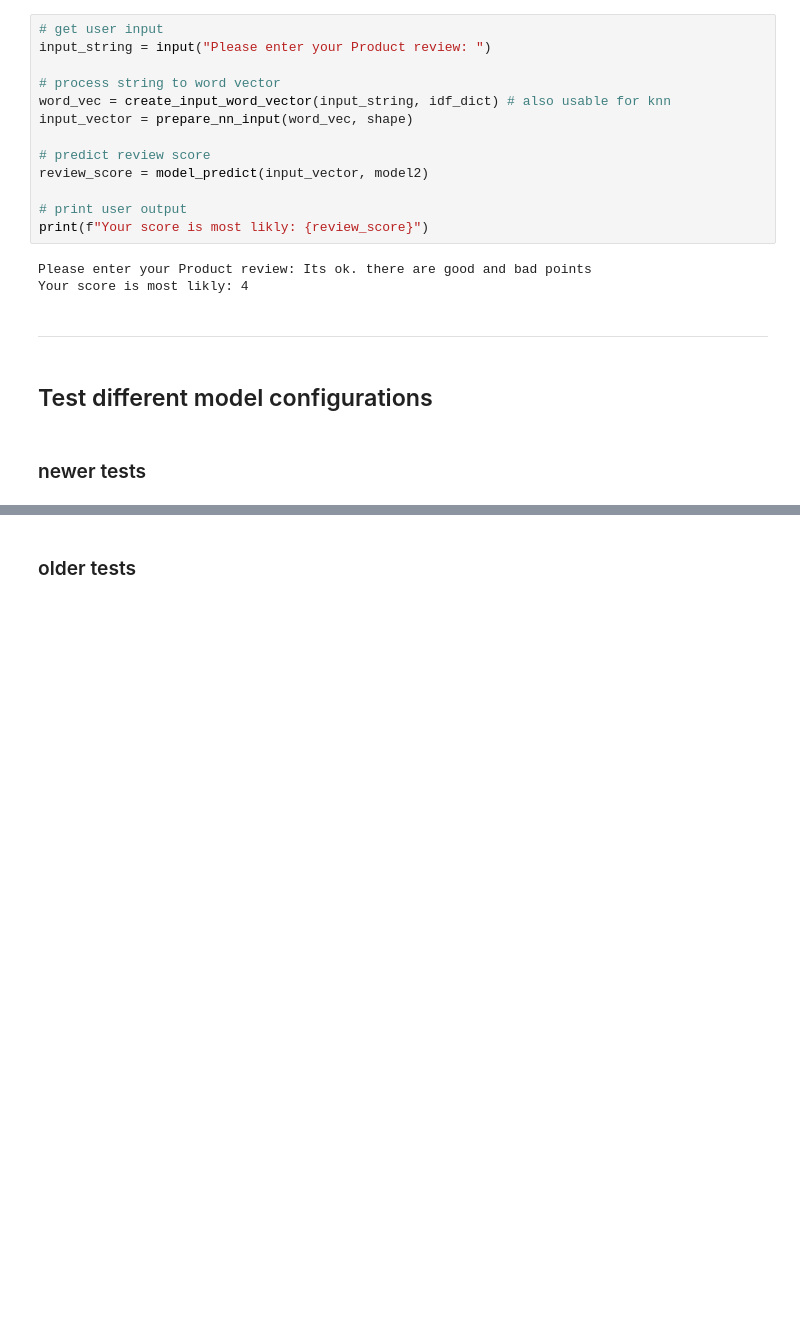
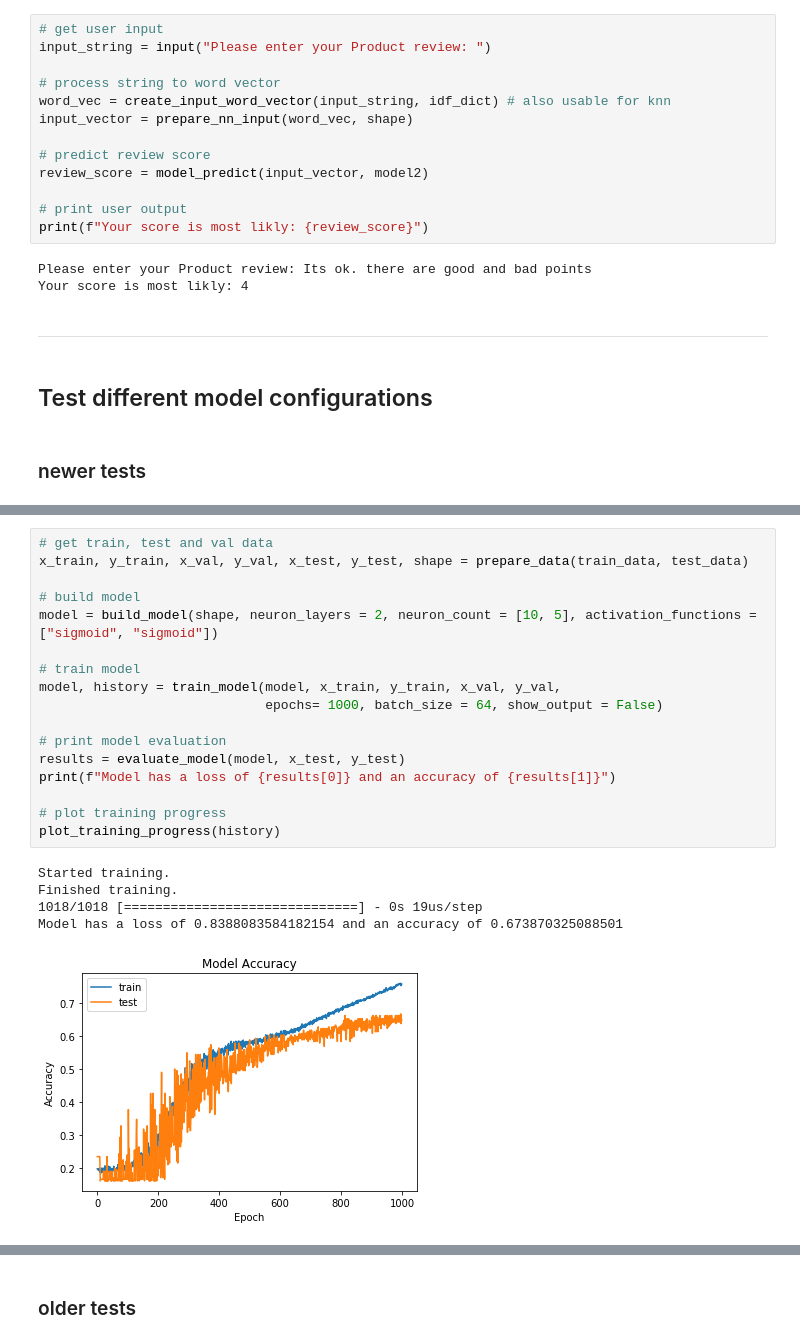
Before and after one commit to Phantomias3782/AmazonReviews, a Jupyter notebook: AmazonReviews_SentimentAnalysis.ipynb, the cells around one changed output, grey strips where cells are left out. Cells and saved outputs as stored; diff of their text form; blank space fills up the shorter version.

Commit message:
added new tests

```diff
--- a/AmazonReviews_SentimentAnalysis.ipynb
+++ b/AmazonReviews_SentimentAnalysis.ipynb
@@ -456,0 +480,23 @@ plot_training_progress(history)
+# %%
+# get train, test and val data
+x_train, y_train, x_val, y_val, x_test, y_test, shape = prepare_data(train_data, test_data)
+
+# build model
+model = build_model(shape, neuron_layers = 2, neuron_count = [10, 5], activation_functions = ["sigmoid", "sigmoid"])
+
+# train model
+model, history = train_model(model, x_train, y_train, x_val, y_val,
+                             epochs= 1000, batch_size = 64, show_output = False)
+
+# print model evaluation
+results = evaluate_model(model, x_test, y_test)
+print(f"Model has a loss of {results[0]} and an accuracy of {results[1]}")
+
+# plot training progress
+plot_training_progress(history)
+# %% [output]
+Started training.
+Finished training.
+1018/1018 [==============================] - 0s 19us/step
+Model has a loss of 0.8388083584182154 and an accuracy of 0.673870325088501
+[figure, added]
```
Also changed, not shown: parts of 13 cells of this notebook.
